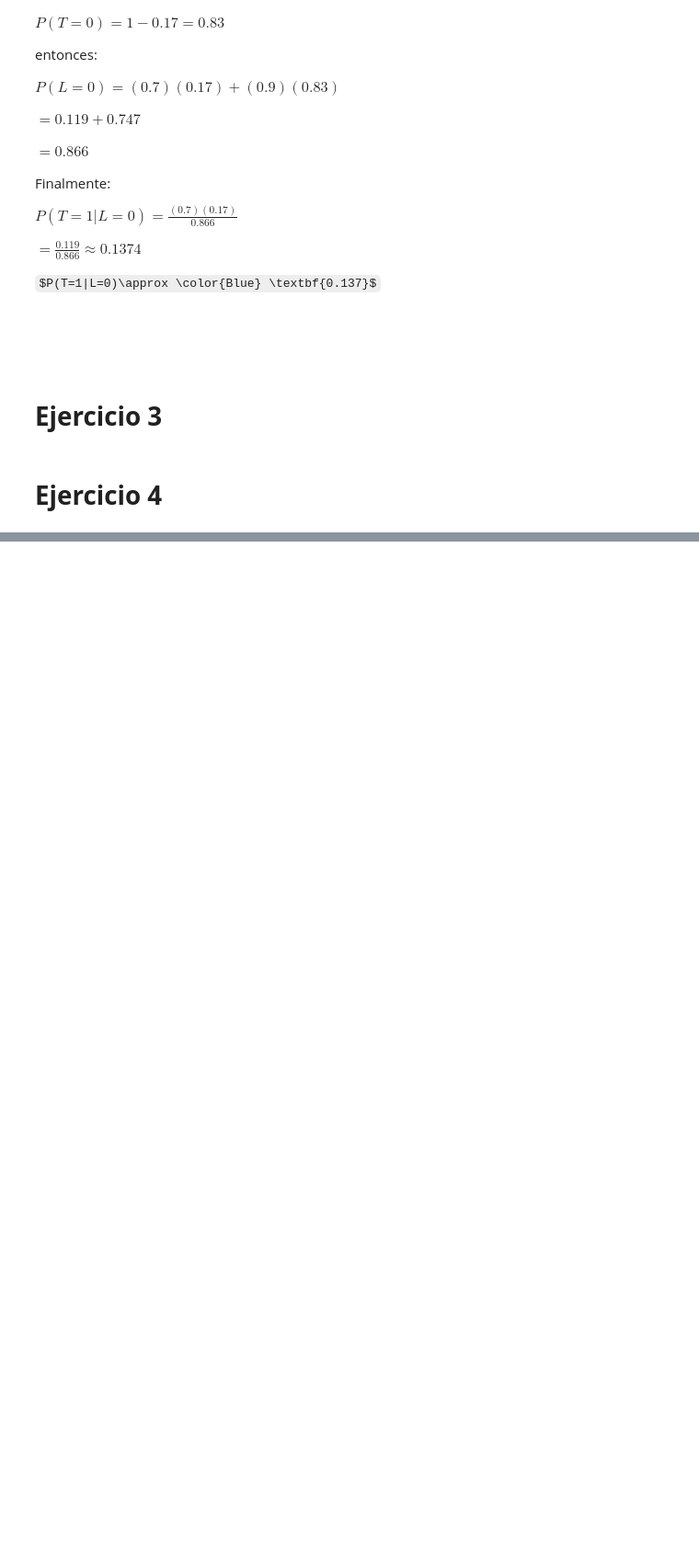
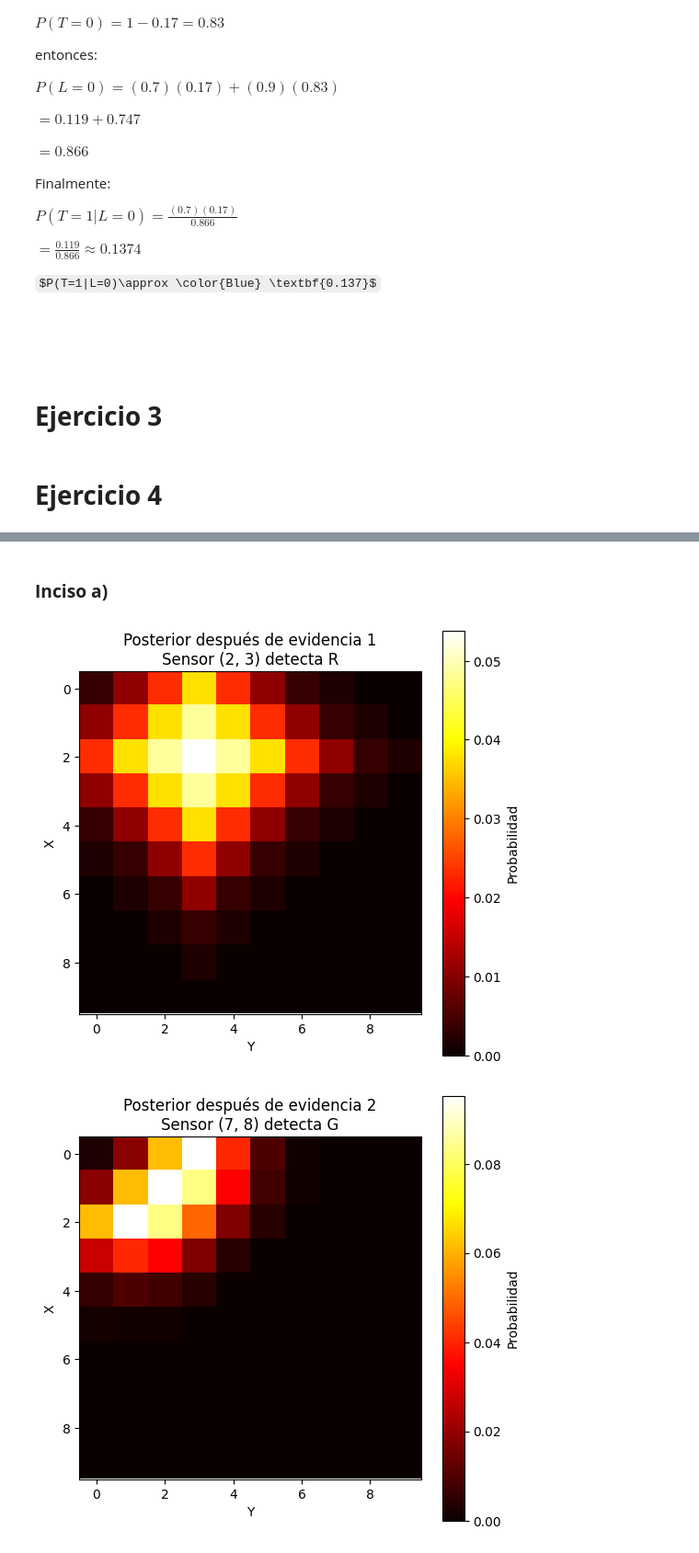
Before and after one commit to MarcosDiaz1409/Lab08-IA, a Jupyter notebook: Laboratorio 8.ipynb, the cells around one changed output, grey strips where cells are left out. Shown at 92% size. Cells and saved outputs as stored; diff of their text form; code cells hidden in the pictures; some formulas as TeX source; blank space fills up the shorter version.

```diff
--- a/Laboratorio 8.ipynb
+++ b/Laboratorio 8.ipynb
@@ -87,0 +291,43 @@ $P(T=1|L=0)\approx \color{Blue} \textbf{0.137}$ <br><br><br><br>
+# %% [markdown]
+### **Inciso a)**
+# %%
+# Mostrar plots colorizados
+
+evidences = [
+    ((2, 3), "R"),
+    ((7, 8), "G"),
+    ((5, 5), "Y")
+]
+
+current_belief = belief.copy()
+
+step = 1
+
+for position, color in evidences:
+
+    current_belief = update_belief(
+        current_belief,
+        position,
+        color
+    )
+
+    plt.figure(figsize=(6,6))
+
+    plt.imshow(current_belief, cmap="hot")
+
+    plt.colorbar(label="Probabilidad")
+
+    plt.title(
+        f"Posterior después de evidencia {step}\n"
+        f"Sensor {position} detecta {color}"
+    )
+
+    plt.xlabel("Y")
+    plt.ylabel("X")
+
+    plt.show()
+
+    step += 1
+# %% [output]
+[figure, added]
+[figure, added]
```
Also changed, not shown: parts of 7 cells of this notebook, 1 other file.
